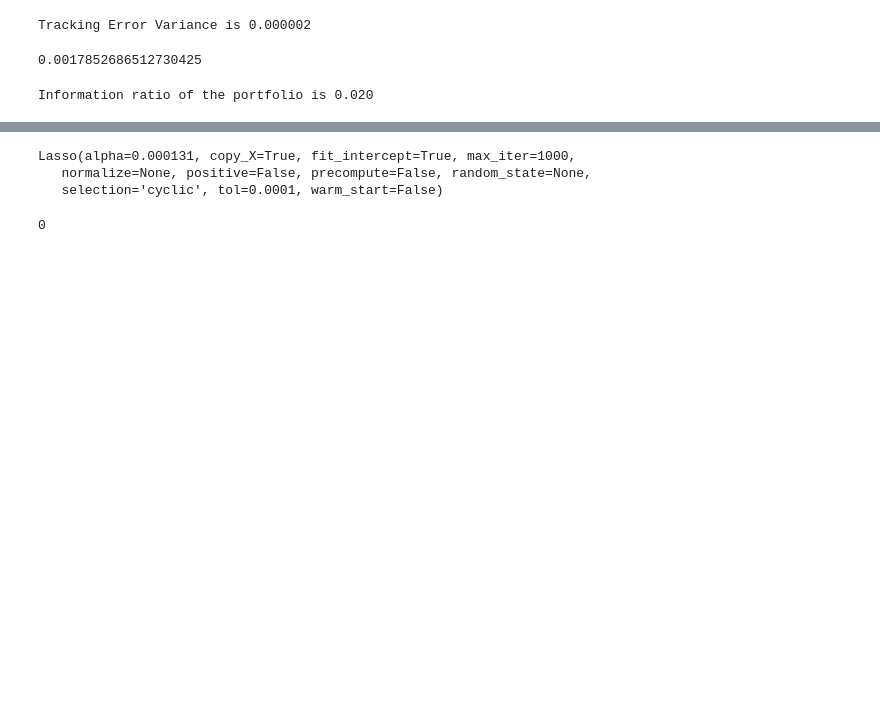
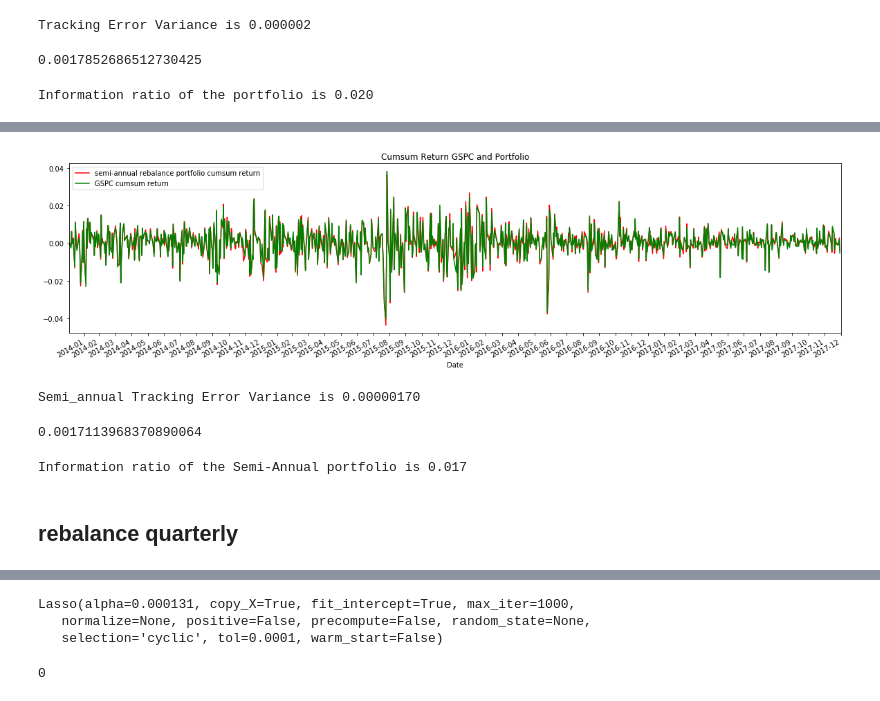
Before and after one commit to IceCreammm/MRP, a Jupyter notebook: MRP_Production.ipynb, the cells around one changed output, grey strips where cells are left out. Saved outputs shown, nothing was run; the diff lists cells and outputs as text; code cells hidden in the pictures; blank space fills up the shorter version.

```diff
--- a/MRP_Production.ipynb
+++ b/MRP_Production.ipynb
@@ -366,0 +471,9 @@ portfolio_test['Cumsum Daily_Return'] = portfolio_test['Daily_Return'].cumsum()
+# %%
+portfolio_test_semi['Daily_Return'].plot(kind='line',figsize=(20,5),label = 'semi-annual rebalance portfolio cumsum return',style='r-')
+GSPC_log_test['Daily_Return'].loc["2014-01-01": "2017-12-31"].plot(kind='line',figsize=(20,5),label = 'GSPC cumsum return',style='g-')
+plt.legend(loc='upper left')
+plt.xticks( pd.date_range(start='2014-1-01', end='2018-01-01', freq = 'M'))
+plt.title('Cumsum Return GSPC and Portfolio')
+plt.show()
+# %% [output]
+[figure, added]
@@ -366,0 +482,14 @@ portfolio_test['Cumsum Daily_Return'] = portfolio_test['Daily_Return'].cumsum()
+# %%
+print('Semi_annual Tracking Error Variance is %.8f') %(np.var(Track_error_semi))
+# %% [output]
+Semi_annual Tracking Error Variance is 0.00000170
+# %%
+np.sum(Track_error_semi**2)
+# %% [output]
+0.0017113968370890064
+# %%
+print('Information ratio of the Semi-Annual portfolio is %.3f')%(np.mean(Track_error_semi)/np.std(Track_error_semi))
+# %% [output]
+Information ratio of the Semi-Annual portfolio is 0.017
+# %% [markdown]
+## rebalance quarterly
```
Also changed, not shown: parts of 19 cells of this notebook.
